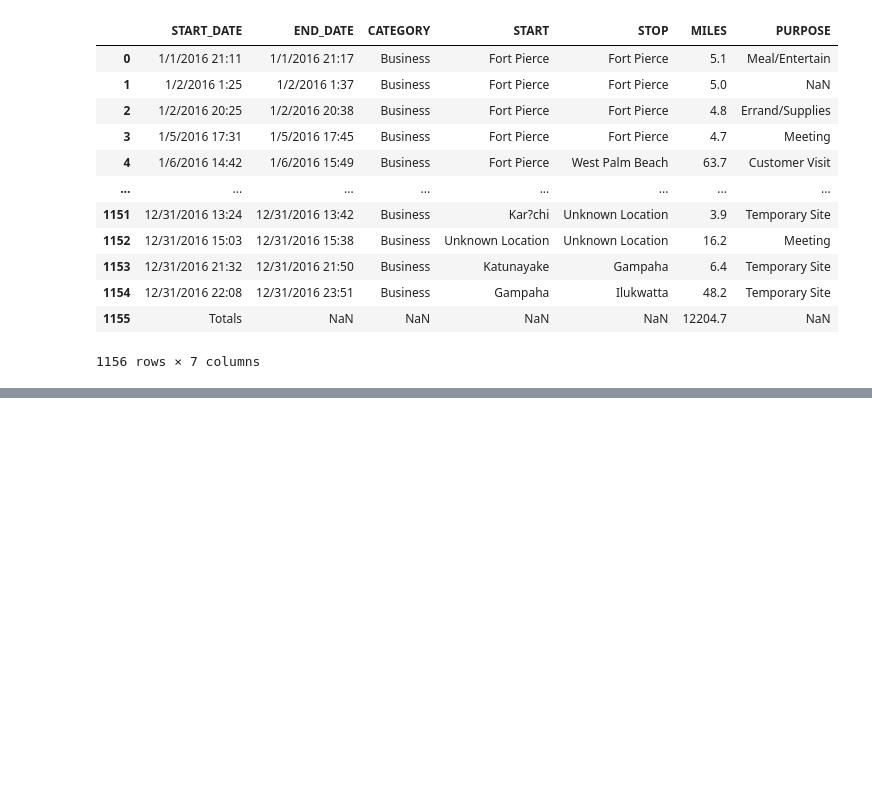
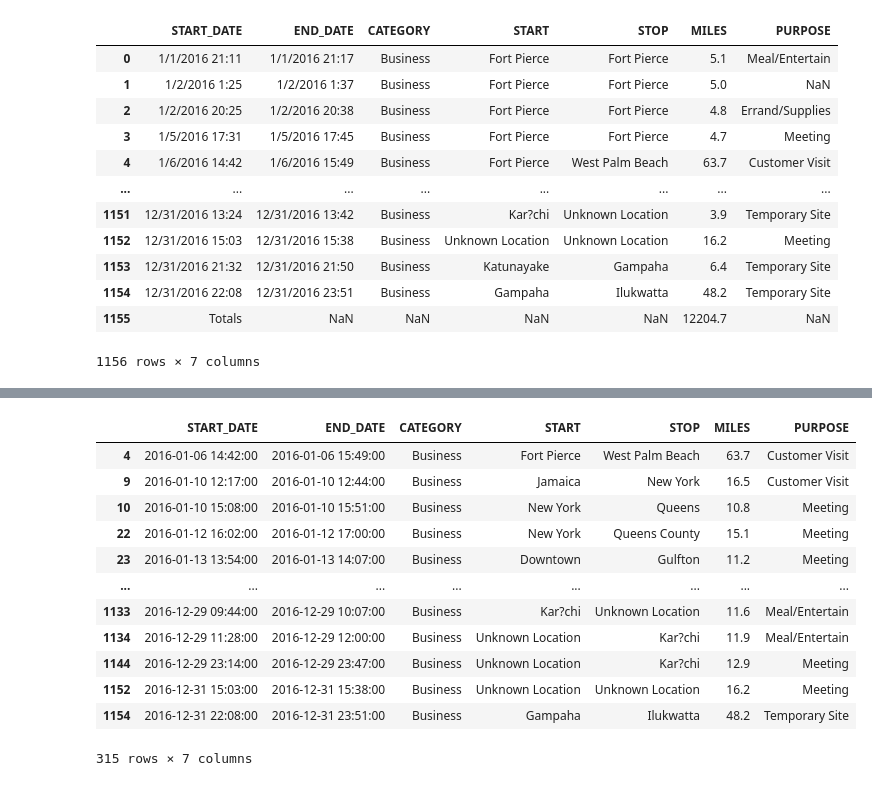
Before and after one commit to mihirh19/uber-analysis, a Jupyter notebook: uber-2016.ipynb, the cells around one changed output, grey strips where cells are left out. Saved outputs shown, nothing was run; the diff lists cells and outputs as text; code cells hidden in the pictures; blank space fills up the shorter version.

```diff
--- a/uber-2016.ipynb
+++ b/uber-2016.ipynb
@@ -66,0 +229,16 @@ df.drop(index=1155, inplace=True)
+# %%
+df[df['MILES'] > 10]
+# %% [output]
+|  | START_DATE | END_DATE | CATEGORY | START | STOP | MILES | PURPOSE |
+| 4 | 2016-01-06 14:42:00 | 2016-01-06 15:49:00 | Business | Fort Pierce | West Palm Beach | 63.7 | Customer Visit |
+| 9 | 2016-01-10 12:17:00 | 2016-01-10 12:44:00 | Business | Jamaica | New York | 16.5 | Customer Visit |
+| 10 | 2016-01-10 15:08:00 | 2016-01-10 15:51:00 | Business | New York | Queens | 10.8 | Meeting |
+| 22 | 2016-01-12 16:02:00 | 2016-01-12 17:00:00 | Business | New York | Queens County | 15.1 | Meeting |
+| 23 | 2016-01-13 13:54:00 | 2016-01-13 14:07:00 | Business | Downtown | Gulfton | 11.2 | Meeting |
+| ... | ... | ... | ... | ... | ... | ... | ... |
+| 1133 | 2016-12-29 09:44:00 | 2016-12-29 10:07:00 | Business | Kar?chi | Unknown Location | 11.6 | Meal/Entertain |
+| 1134 | 2016-12-29 11:28:00 | 2016-12-29 12:00:00 | Business | Unknown Location | Kar?chi | 11.9 | Meal/Entertain |
+| 1144 | 2016-12-29 23:14:00 | 2016-12-29 23:47:00 | Business | Unknown Location | Kar?chi | 12.9 | Meeting |
+| 1152 | 2016-12-31 15:03:00 | 2016-12-31 15:38:00 | Business | Unknown Location | Unknown Location | 16.2 | Meeting |
+| 1154 | 2016-12-31 22:08:00 | 2016-12-31 23:51:00 | Business | Gampaha | Ilukwatta | 48.2 | Temporary Site |
+315 rows × 7 columns
```
Also changed, not shown: parts of 22 cells of this notebook.
